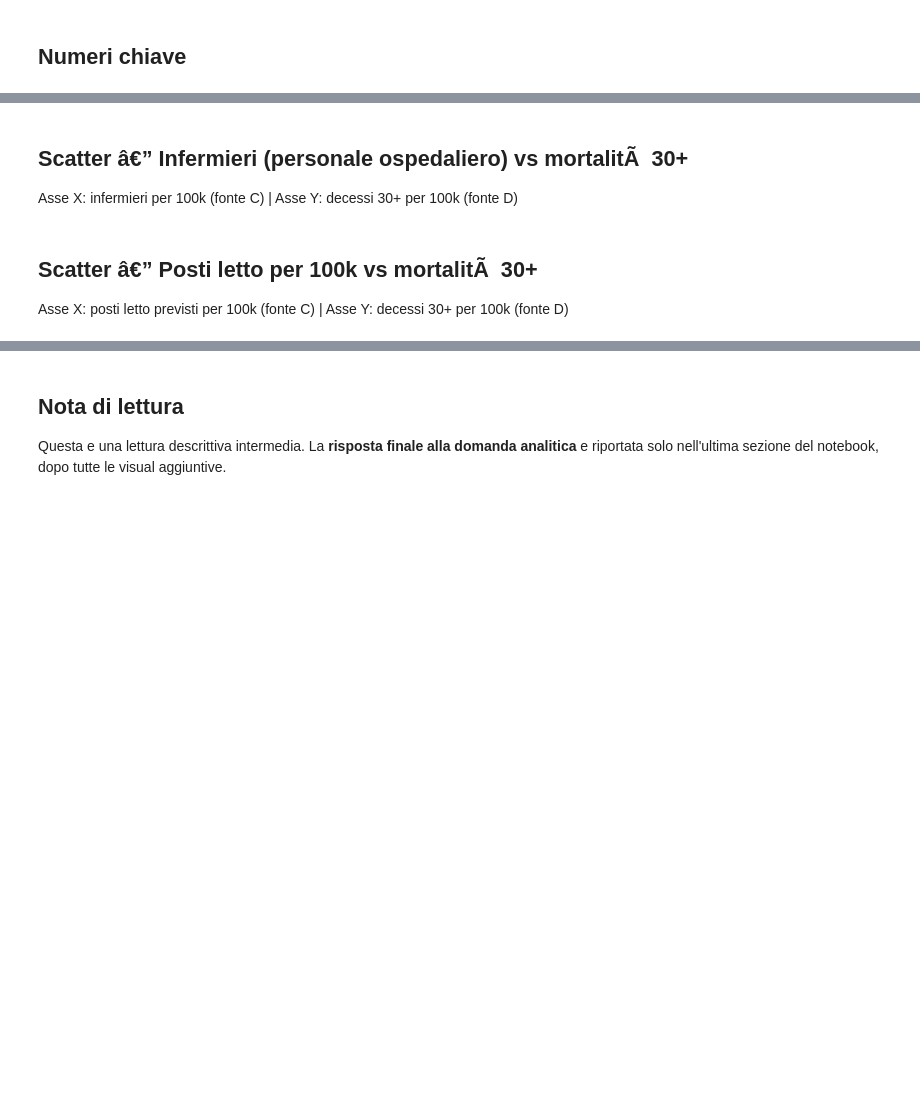
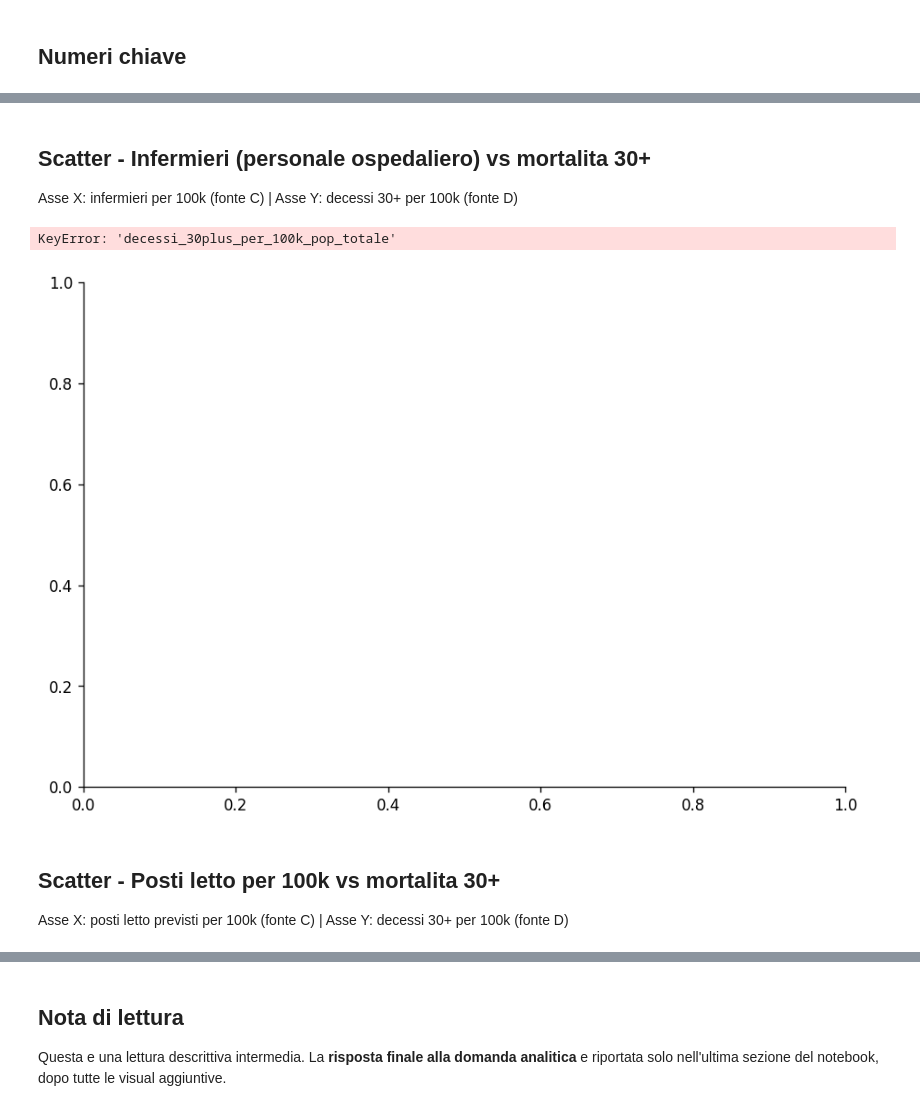
Before and after one commit to dataciviclab/dataset-incubator, a Jupyter notebook: preprojects/project_candidates/malasanita-struttura-mortalita/notebooks/malasanita_preanalysis_v1.ipynb, the cells around one changed output, grey strips where cells are left out. Saved outputs shown, nothing was run; the diff lists cells and outputs as text; code cells hidden in the pictures; blank space fills up the shorter version.

```diff
--- a/preprojects/project_candidates/malasanita-struttura-mortalita/notebooks/malasanita_preanalysis_v1.ipynb
+++ b/preprojects/project_candidates/malasanita-struttura-mortalita/notebooks/malasanita_preanalysis_v1.ipynb
@@ -157,21 +182,24 @@ plt.show()
 # %% [markdown]
-## Scatter â€” Infermieri (personale ospedaliero) vs mortalitÃ  30+
+## Scatter - Infermieri (personale ospedaliero) vs mortalita 30+
 
 Asse X: infermieri per 100k (fonte C) | Asse Y: decessi 30+ per 100k (fonte D)
 # %%
 fig, ax = plt.subplots(figsize=(9, 6))
 scatter_plot(
     ax,
     x_col='infermieri_per_100k',
-    y_col='decessi_evitabili_30plus_per_100k_pop_totale',
+    y_col='decessi_30plus_per_100k_pop_totale',
     x_label='Infermieri per 100k residenti',
-    title='Infermieri per 100k vs MortalitÃ  totale 30+ per 100k â€” Regioni italiane 2022',
+    title='Infermieri per 100k vs Mortalita totale 30+ per 100k - Regioni italiane 2022',
     df=df
 )
 plt.tight_layout()
 plt.show()
+# %% [output]
+KeyError: 'decessi_30plus_per_100k_pop_totale'
+[figure, added]
 # %% [markdown]
-## Scatter â€” Posti letto per 100k vs mortalitÃ  30+
+## Scatter - Posti letto per 100k vs mortalita 30+
 
 Asse X: posti letto previsti per 100k (fonte C) | Asse Y: decessi 30+ per 100k (fonte D)
 # %%
```
Also changed, not shown: parts of 12 cells of this notebook, 2 other files.
